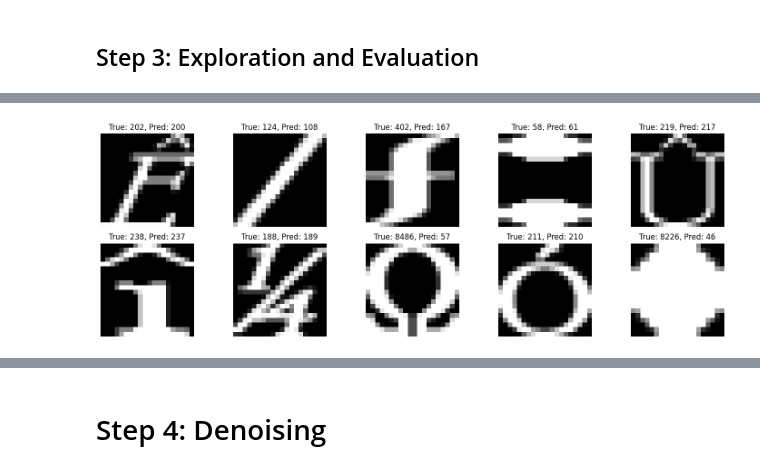
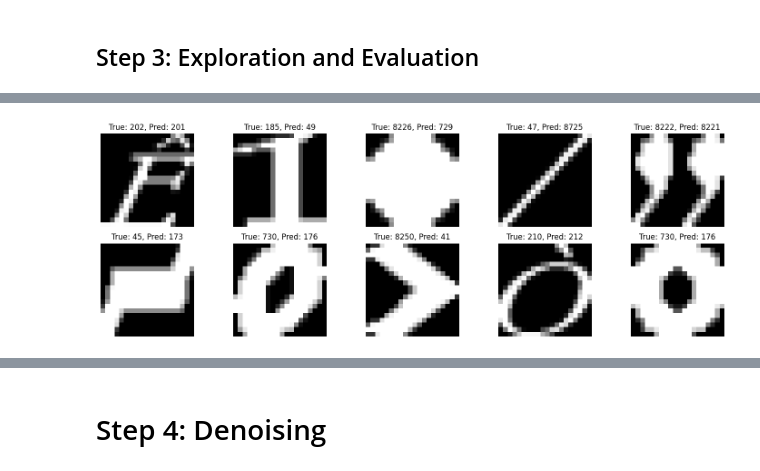
Before and after one commit to tailangc/MSD, a Jupyter notebook: CS6017/HW6/HW6.ipynb, the cells around one changed output, grey strips where cells are left out. Drawn from its saved outputs; the diff is of its cells as text; code cells hidden in the pictures.

```diff
--- a/CS6017/HW6/HW6.ipynb
+++ b/CS6017/HW6/HW6.ipynb
@@ -22,7 +22,7 @@ def transform_data(df):
     pixels = df[pixel_columns].values
 
     # Reshape pixels to (num_samples, 20, 20) and normalize
-    Xs = pixels.reshape(-1, 20, 20) / 256.0
+    Xs = pixels.reshape(-1, 1, 20, 20) / 255.0
 
     # Create dictionaries for label preprocessing
     unique_labels = sorted(set(Ys))
@@ -212,14 +234,28 @@ Epoch 10, Loss: 2.4709412157535553
 
 # Load a different font's CSV file and preprocess
 df_font2 = pd.read_csv('VIN.csv')
-Xs2, Ys2, _, _ = transform_data(df_font2)  # Adjusted to match the number of return values
 
-# Prepare the new test data
-Xs2 = Xs2.reshape(-1, 1, 20, 20)  # Reshape for PyTorch
-dataset2 = TensorDataset(torch.tensor(Xs2, dtype=torch.float32), torch.tensor(Ys2, dtype=torch.long))
-test_loader2 = DataLoader(dataset2, batch_size=32, shuffle=False)
+# Use the original label_to_index1 from training font to map labels
+def transform_with_existing_labels(df, label_to_index):
+    pixel_columns = [f'r{r}c{c}' for r in range(20) for c in range(20)]
+    Xs = df[pixel_columns].values.astype(np.float32).reshape(-1, 1, 20, 20) / 255.0
+    Ys_raw = df['m_label'].values
 
-# Test the model on the new font
+    # Filter out labels not seen in training
+    mask = np.isin(Ys_raw, list(label_to_index.keys()))
+    Xs = Xs[mask]
+    Ys_raw = Ys_raw[mask]
+    Ys = np.array([label_to_index[label] for label in Ys_raw])
+
+    return Xs, Ys
+
+Xs2, Ys2 = transform_with_existing_labels(df_font2, label_to_index1)
+
+# Create test loader for second font
+test_dataset2 = TensorDataset(torch.tensor(Xs2, dtype=torch.float32), torch.tensor(Ys2, dtype=torch.long))
+test_loader2 = DataLoader(test_dataset2, batch_size=32, shuffle=False)
+
+# Evaluate on new font
 accuracy_on_font2 = test_model(advanced_model, test_loader2)
-print(f'Accuracy on second font dataset: {accuracy_on_font2:.4f}')
+print(f'Accuracy on second font dataset: {accuracy_on_font2:.2f}%')
 # %% [output]
@@ -271,7 +317,7 @@ Improved Model Accuracy on second font dataset after combined training: 99.6020
 # 5. Take a look at some of the characters that have been misclassified. Do you notice any patterns? The network only produces the relative probabilities that the input is any of the possible characters.
 # Can you find examples where the network is unsure of the result?
 
-def identify_misclassifications(model, loader, label_map):
+def identify_misclassifications(model, loader):
     model.eval()
     incorrect_images = []
     true_labels = []
@@ -284,32 +330,32 @@ def identify_misclassifications(model, loader, label_map):
             for idx in range(len(batch_labels)):
                 if predicted[idx] != batch_labels[idx]:
                     incorrect_images.append(batch_images[idx])
                     true_labels.append(batch_labels[idx])
                     predicted_labels.append(predicted[idx])
 
     return incorrect_images, true_labels, predicted_labels
 
 # Get misclassified images and labels
-misclassified_images, true_labels, predicted_labels = identify_misclassifications(improved_model, test_loader, index_to_label1)
+misclassified_images, true_labels, predicted_labels = identify_misclassifications(advanced_model, test_loader)
 
 # Plot misclassified characters
 def display_misclassifications(images, labels, predictions, label_map, num_examples=10):
     num_rows = 2
     num_cols = num_examples // 2
     fig, axarr = plt.subplots(num_rows, num_cols, figsize=(15, 5))
 
     for i in range(num_examples):
         row = i // num_cols
         col = i % num_cols
         ax = axarr[row, col]
         ax.imshow(images[i].squeeze(), cmap='gray')
         ax.set_title(f'True: {label_map[labels[i].item()]}, Pred: {label_map[predictions[i].item()]}')
         ax.axis('off')
 
     plt.tight_layout()
     plt.show()
 
 # Display a sample of misclassified images
 display_misclassifications(misclassified_images, true_labels, predicted_labels, index_to_label1)
 # %% [output]
-[figure, old version]
+[figure, new version]
```
Also changed, not shown: parts of 14 cells of this notebook.
